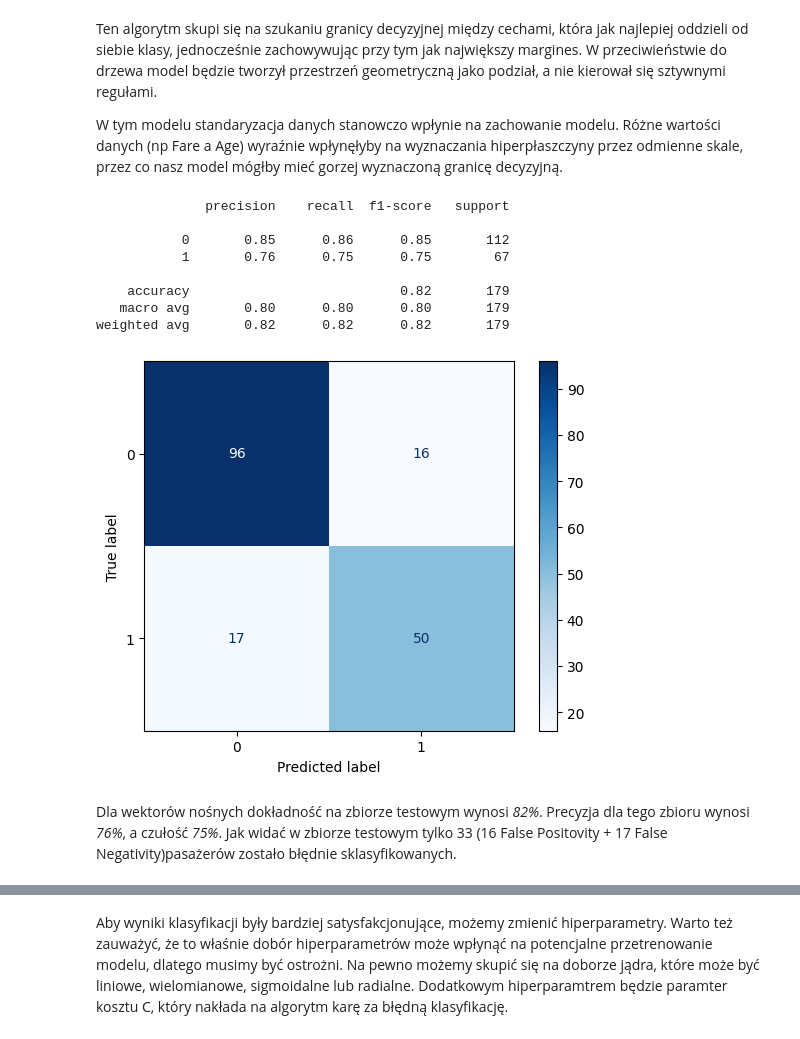
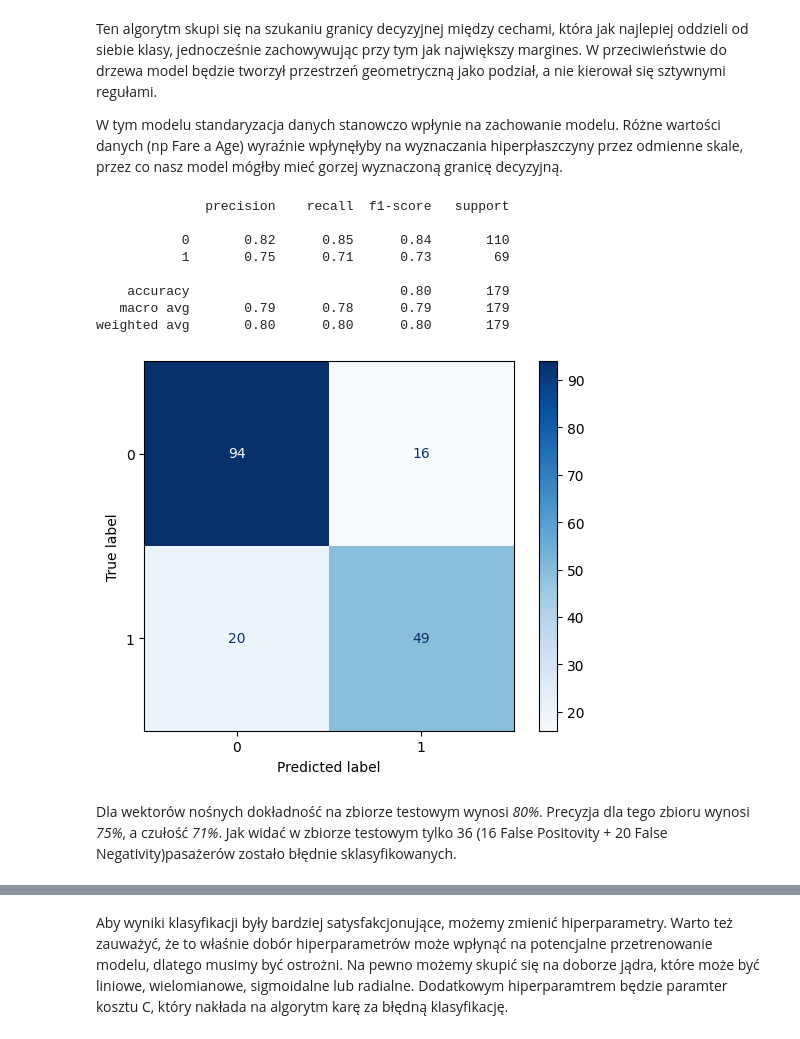
Before and after one commit to Solvro/ml-wakacyjne-wyzwanie-2026, a Jupyter notebook: 02_podstawy_aiml/ML_zadanie.ipynb, the cells around one changed output, grey strips where cells are left out. Saved outputs shown, nothing was run; the diff lists cells and outputs as text; code cells hidden in the pictures.

```diff
--- a/02_podstawy_aiml/ML_zadanie.ipynb
+++ b/02_podstawy_aiml/ML_zadanie.ipynb
@@ -134,8 +158,5 @@ Najpierw, żeby mieć do czego porównywać stworzę Dummy Classifier.
 # %%
-y = titanic_df["Survived"]
-X = titanic_df.drop(columns=["Survived"])
-X_train, X_test, y_train, y_test = train_test_split(X, y, train_size=.8, shuffle=True, random_state=25)
-model = DummyClassifier(strategy = 'uniform',random_state=25)
+model = DummyClassifier(strategy = 'most_frequent',random_state=25)
 model.fit(X_train, y_train)
 
 y_pred = model.predict(X_test)
@@ -182,9 +203,8 @@ Na zbiorze treningowym dokładność to *53%*. Precyzja wynosi *41%*, a czułoś
 # %% [markdown]
 Warto na początek zauważyć, że w przypadku drzew klasyfikacyjnych nie potrzebujemy dokonywać standaryzacji. Drzewa bedą poprawnie działać bez tego procesu.
 # %%
-X_train1, X_test1, y_train1, y_test1 = train_test_split(X, y, train_size=.8, shuffle=True,random_state=25)
 model1 = DecisionTreeClassifier(random_state=25)
-model1.fit(X_train1, y_train1)
+model1.fit(X_train, y_train)
 
 plt.figure(figsize=(12, 8))
 tree.plot_tree(model1, proportion=True)
@@ -248,8 +268,7 @@ szukaj = GridSearchCV(
     siatka,
     cv=5,
     scoring=metryki,
-    refit='accuracy'
-)
+    refit='accuracy')
 szukaj.fit(X_train, y_train)
 tabela = pd.DataFrame(szukaj.cv_results_)
 tabela = tabela[['param_max_depth', 'param_criterion', 'param_min_samples_leaf',
@@ -273,10 +314,10 @@ Sposród możliwych parametrów najlepszą kombinacją jest maksymalna głęboko
 Porównajmy więc teraz algorytm z najlepszymi hiperparamtrami do bazowego drzewa na zbiorze testowym i treningowym (cv pomijamy bo wyliczyliśmy je w tabeli).
 # %%
 model1_1 = DecisionTreeClassifier(max_depth=5,criterion="gini",min_samples_leaf=4,random_state=25)
-model1_1.fit(X_train1, y_train1)
-y_pred1 = model1_1.predict(X_test1)
-print(classification_report(y_test1, y_pred1))
-cm_1=confusion_matrix(y_test1, y_pred1)
+model1_1.fit(X_train, y_train)
+y_pred1 = model1_1.predict(X_test)
+print(classification_report(y_test, y_pred1))
+cm_1=confusion_matrix(y_test, y_pred1)
 plot_confusion_matrix(cm_1,model1_1)
 # %% [output]
               precision    recall  f1-score   support
@@ -316,26 +357,23 @@ Ten algorytm skupi się na szukaniu granicy decyzyjnej między cechami, która j
 
 W tym modelu standaryzacja danych stanowczo wpłynie na zachowanie modelu. Różne wartości danych (np Fare a Age) wyraźnie wpłynęłyby na wyznaczania hiperpłaszczyny przez odmienne skale, przez co nasz model mógłby mieć gorzej wyznaczoną granicę decyzyjną.
 # %%
-X2train, X2test, y2train, y2test = train_test_split(
-    X, y, train_size=0.8, shuffle=True, random_state=25
-)
 scaler = StandardScaler()
 clf = make_pipeline(scaler,SVC(random_state=25))
-clf.fit(X2train, y2train)
-ypred2= clf.predict(X2test)
-print(classification_report(y2test, ypred2))
-cm2=confusion_matrix(y2test, ypred2)
+clf.fit(X_train, y_train)
+ypred2= clf.predict(X_test)
+print(classification_report(y_test, ypred2))
+cm2=confusion_matrix(y_test, ypred2)
 plot_confusion_matrix(cm2,clf)
 # %% [output]
               precision    recall  f1-score   support
 
-           0       0.85      0.86      0.85       112
-           1       0.76      0.75      0.75        67
+           0       0.82      0.85      0.84       110
+           1       0.75      0.71      0.73        69
 
-    accuracy                           0.82       179
-   macro avg       0.80      0.80      0.80       179
-weighted avg       0.82      0.82      0.82       179
+    accuracy                           0.80       179
+   macro avg       0.79      0.78      0.79       179
+weighted avg       0.80      0.80      0.80       179
-[figure, old version]
+[figure, new version]
 # %% [markdown]
-Dla wektorów nośnych dokładność na zbiorze testowym wynosi *82%*. Precyzja dla tego zbioru wynosi *76%*, a czułość *75%*. Jak widać w zbiorze testowym tylko 33 (16 False Positovity + 17 False Negativity)pasażerów zostało błędnie sklasyfikowanych.
+Dla wektorów nośnych dokładność na zbiorze testowym wynosi *80%*. Precyzja dla tego zbioru wynosi *75%*, a czułość *71%*. Jak widać w zbiorze testowym tylko 36 (16 False Positovity + 20 False Negativity)pasażerów zostało błędnie sklasyfikowanych.
 # %%
```
Also changed, not shown: parts of 37 cells of this notebook.
